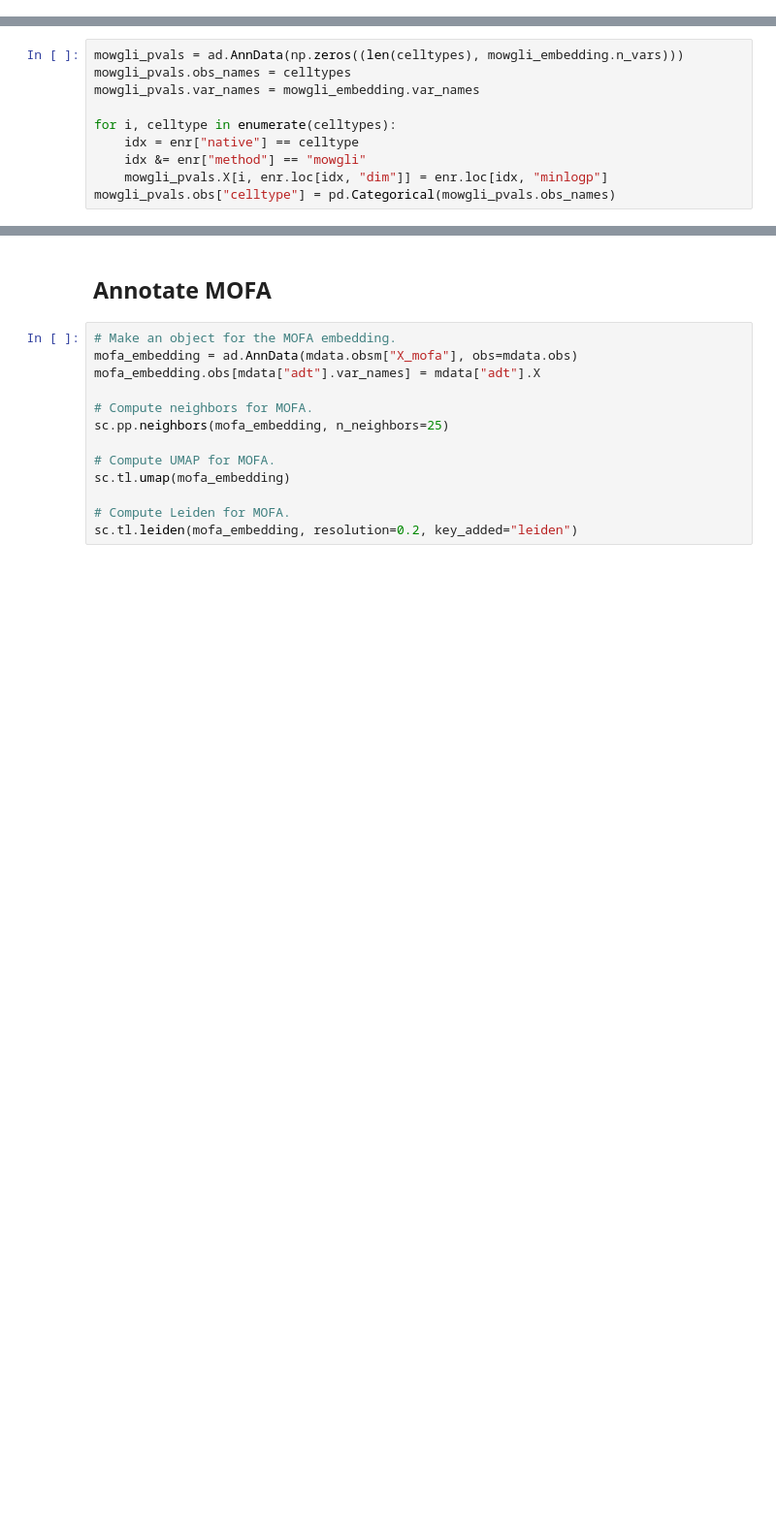
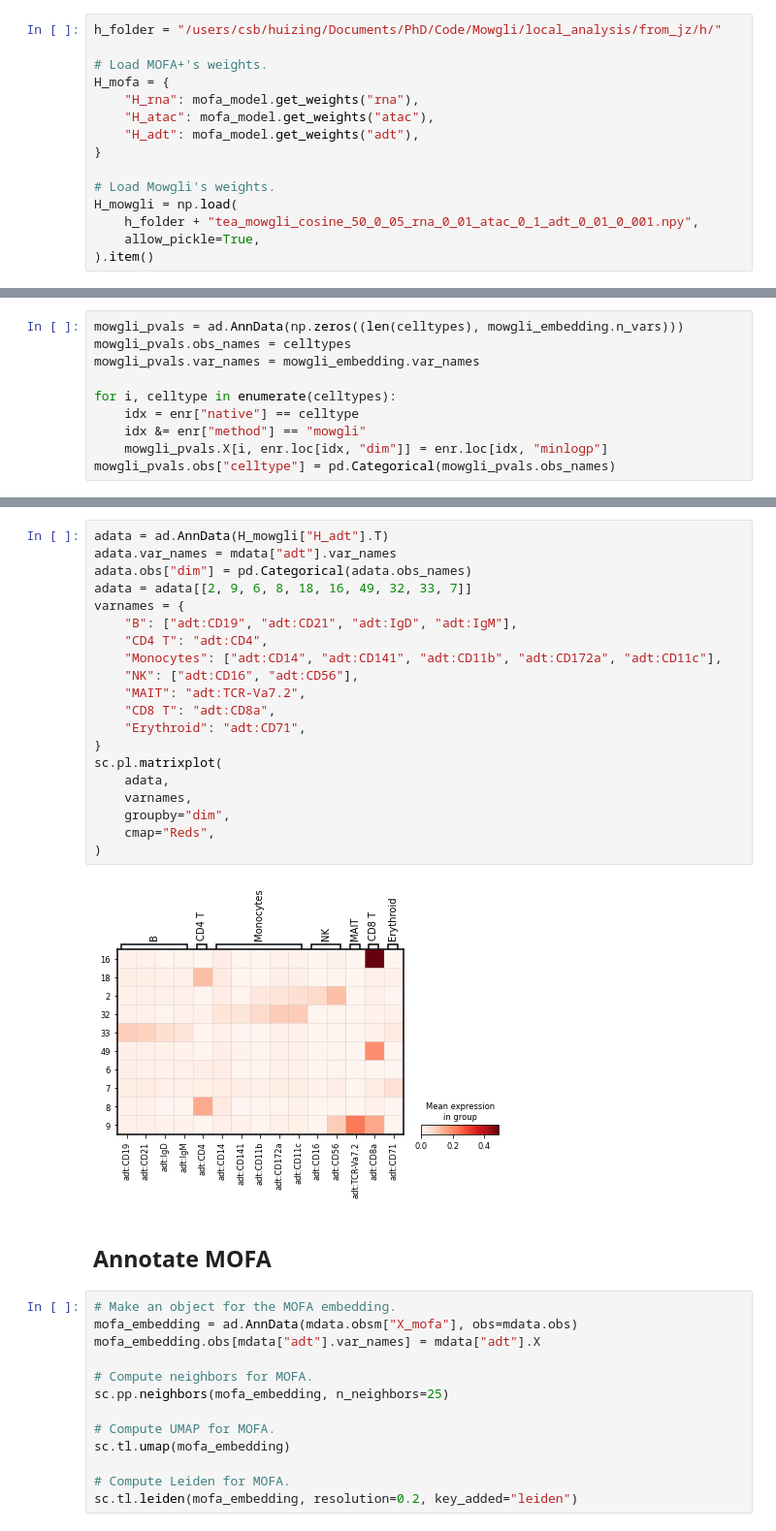
Before and after one commit to cantinilab/mowgli_reproducibility, a Jupyter notebook: visualize/visualize_part2.ipynb, the cells around one changed output, grey strips where cells are left out. Shown at 97% size. Cells and saved outputs as stored; diff of their text form; blank space fills up the shorter version.

```diff
--- a/visualize/visualize_part2.ipynb
+++ b/visualize/visualize_part2.ipynb
@@ -67,6 +67,21 @@ idx_BP = enr["source"] == "GO_Biological_Process_2021" # Biological process
 idx_KEGG = enr["source"] == "KEGG_2021_Human" # KEGG pathways
 idx_Reac = enr["source"] == "Reactome_2016" # Reactome pathways
 idx_Marker = enr["source"] == "CellMarker_Augmented_2021" # Cell types
+# %%
+h_folder = "/users/csb/huizing/Documents/PhD/Code/Mowgli/local_analysis/from_jz/h/"
+
+# Load MOFA+'s weights.
+H_mofa = {
+    "H_rna": mofa_model.get_weights("rna"),
+    "H_atac": mofa_model.get_weights("atac"),
+    "H_adt": mofa_model.get_weights("adt"),
+}
+
+# Load Mowgli's weights.
+H_mowgli = np.load(
+    h_folder + "tea_mowgli_cosine_50_0_05_rna_0_01_atac_0_1_adt_0_01_0_001.npy",
+    allow_pickle=True,
+).item()
 # %% [markdown]
 ## Annotate Mowgli
 # %%
@@ -228,3 +251,25 @@ pearsonr(pval_matrix.ravel(), mean_dim_matrix.ravel())[0]
+# %%
+adata = ad.AnnData(H_mowgli["H_adt"].T)
+adata.var_names = mdata["adt"].var_names
+adata.obs["dim"] = pd.Categorical(adata.obs_names)
+adata = adata[[2, 9, 6, 8, 18, 16, 49, 32, 33, 7]]
+varnames = {
+    "B": ["adt:CD19", "adt:CD21", "adt:IgD", "adt:IgM"],
+    "CD4 T": "adt:CD4",
+    "Monocytes": ["adt:CD14", "adt:CD141", "adt:CD11b", "adt:CD172a", "adt:CD11c"],
+    "NK": ["adt:CD16", "adt:CD56"],
+    "MAIT": "adt:TCR-Va7.2",
+    "CD8 T": "adt:CD8a",
+    "Erythroid": "adt:CD71",
+}
+sc.pl.matrixplot(
+    adata,
+    varnames,
+    groupby="dim",
+    cmap="Reds",
+)
+# %% [output]
+[figure, added]
 # %% [markdown]
 ## Annotate MOFA
 # %%
```
Also changed, not shown: parts of 7 cells of this notebook, 6 other files.
